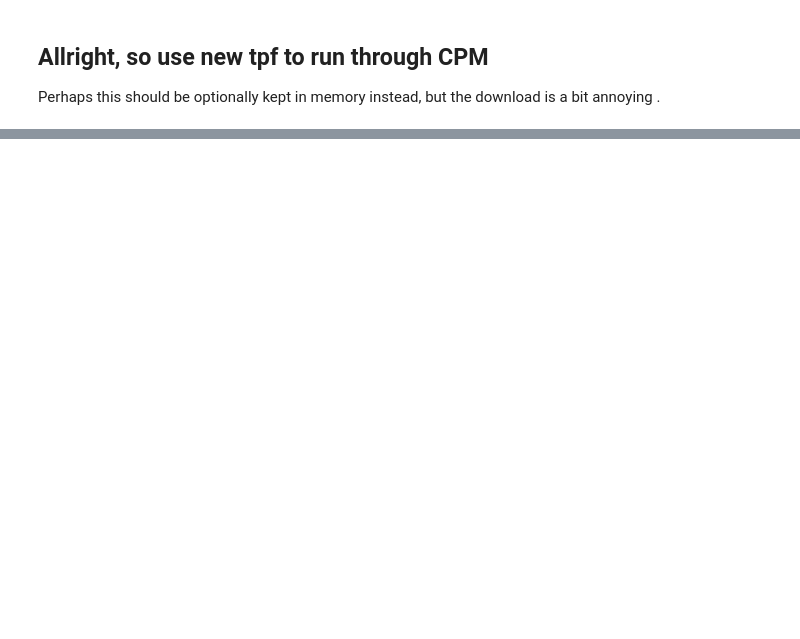
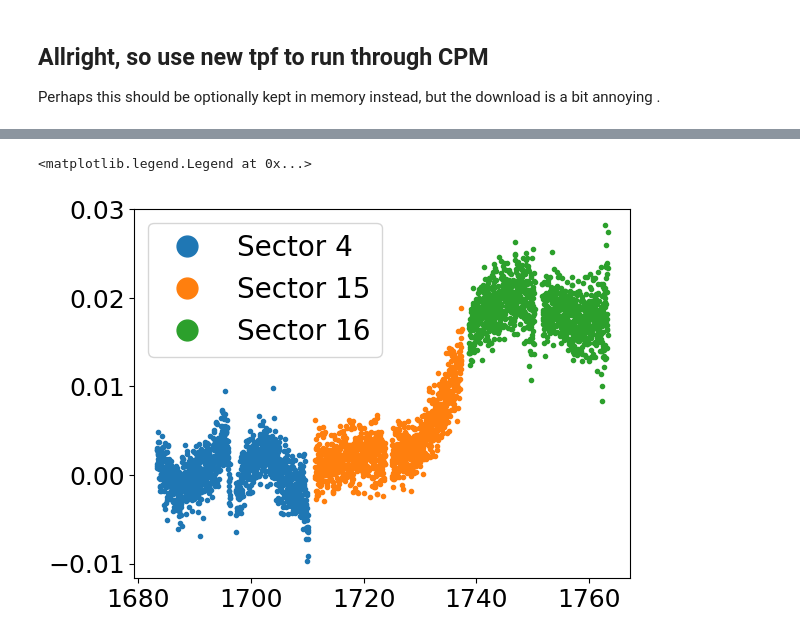
Before and after one commit to tylerapritchard/tess_cpm, a Jupyter notebook: TESSTessZTF_Community.ipynb, the cells around one changed output, grey strips where cells are left out. Cells and saved outputs as stored; diff of their text form; code cells hidden in the pictures; blank space fills up the shorter version.

```diff
--- a/TESSTessZTF_Community.ipynb
+++ b/TESSTessZTF_Community.ipynb
@@ -232,0 +280,12 @@ for i in range(n):
+# %%
+diff, stitched_time, stitched_lc = tess_cpm.utils.stitch_sectors(sn_s14.time, sn_s15.time, sn_s14_lc, sn_s15_lc, 100)
+diff2, stitched_time2, stitched_lc2 = tess_cpm.utils.stitch_sectors(stitched_time, sn_s16.time, stitched_lc, sn_s16_lc, 100)
+# %%
+# plt.plot(stitched_time2, stitched_lc2, ".", c="gray", alpha=0.4)
+plt.plot(sn_s14.time, sn_s14_lc, ".", c="C0", label="Sector 4")
+plt.plot(sn_s15.time, sn_s15_lc+diff, ".", c="C1", label="Sector 15")
+plt.plot(sn_s16.time, sn_s16_lc+diff2, ".", c="C2", label="Sector 16")
+plt.legend(fontsize=20, markerscale=5)
+# %% [output]
+<matplotlib.legend.Legend at 0x...>
+[figure, added]
```
Also changed, not shown: parts of 22 cells of this notebook, 1 other file.
